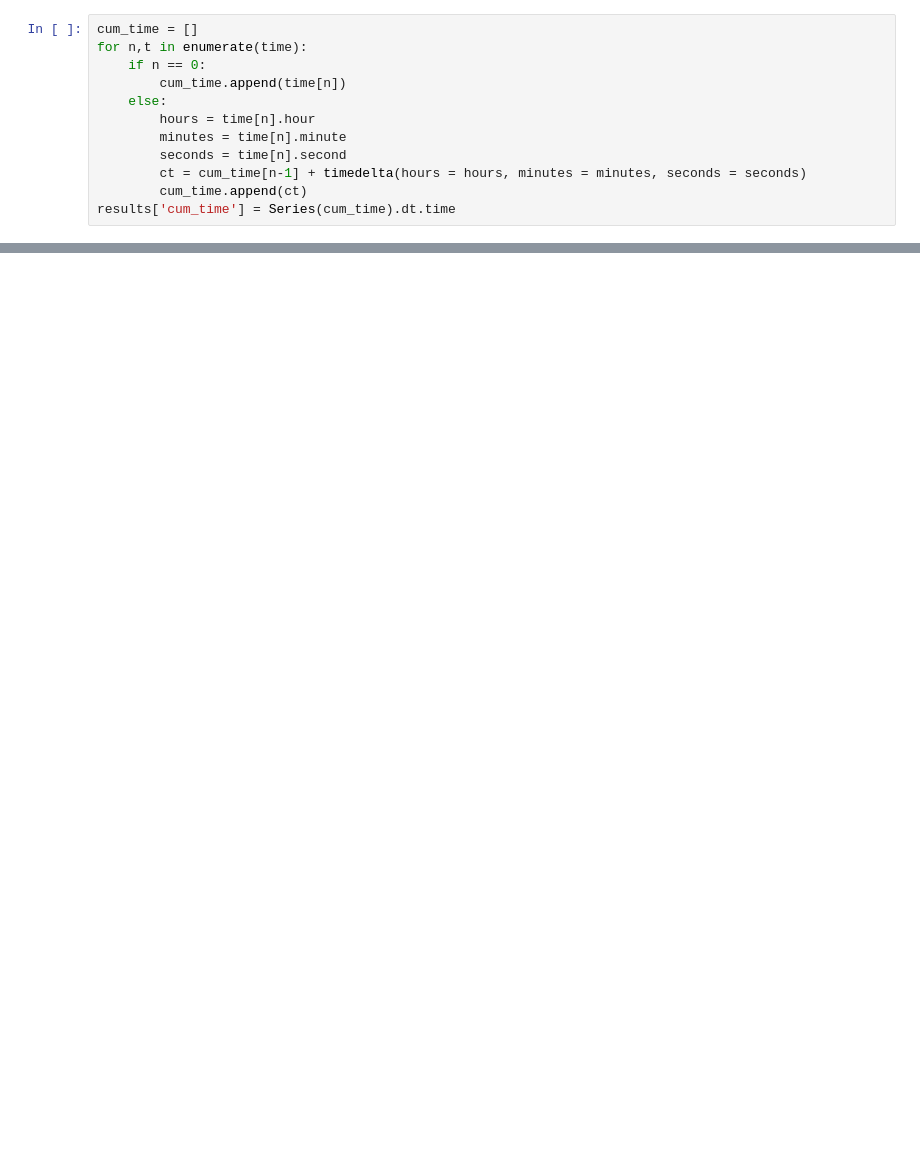
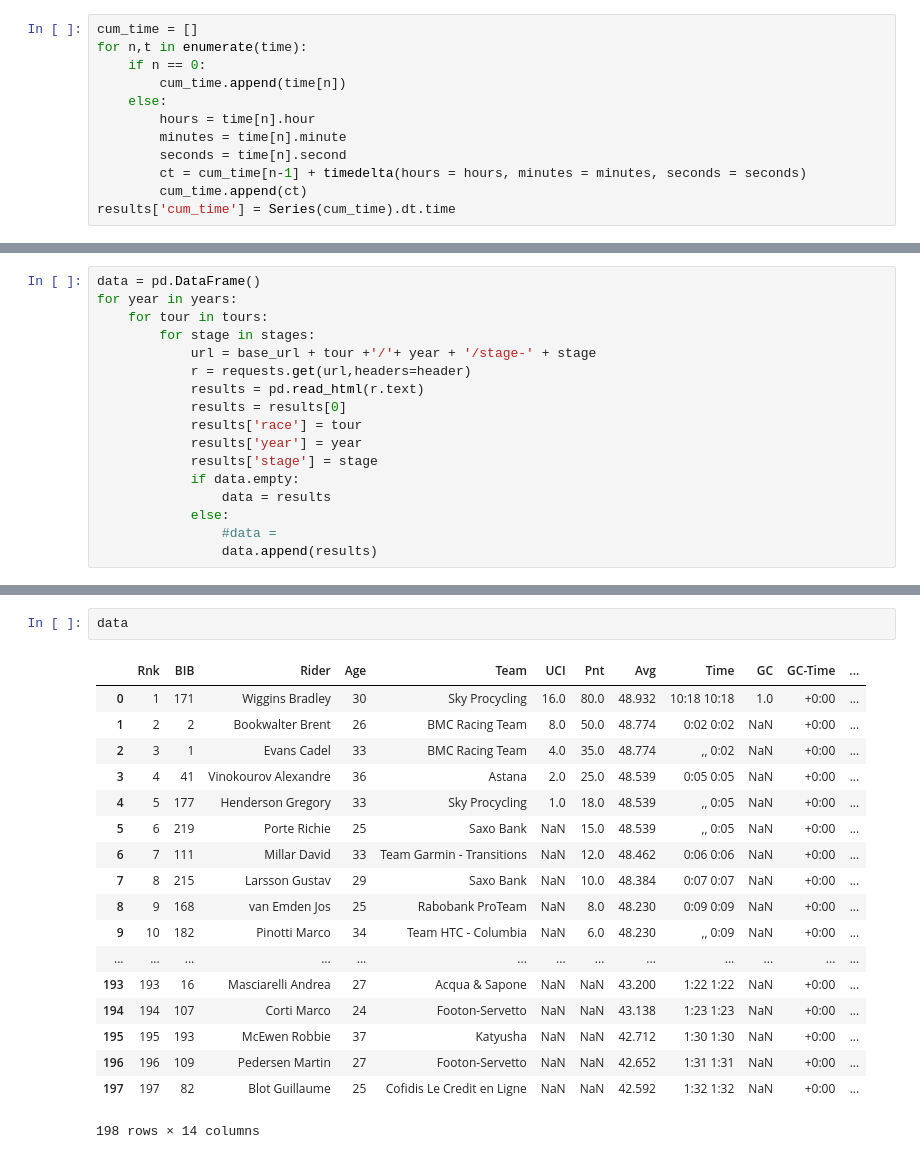
Before and after one commit to HDaniels1991/cycling_predictions, a Jupyter notebook: cycling_data.ipynb, the cells around one changed output, grey strips where cells are left out. Saved outputs shown, nothing was run; the diff lists cells and outputs as text; blank space fills up the shorter version.

```diff
--- a/cycling_data.ipynb
+++ b/cycling_data.ipynb
@@ -86,0 +102,17 @@ results['cum_time'] = Series(cum_time).dt.time
+# %%
+data = pd.DataFrame()
+for year in years:
+    for tour in tours:
+        for stage in stages:
+            url = base_url + tour +'/'+ year + '/stage-' + stage
+            r = requests.get(url,headers=header)
+            results = pd.read_html(r.text)
+            results = results[0]
+            results['race'] = tour
+            results['year'] = year
+            results['stage'] = stage
+            if data.empty:
+                data = results
+            else:
+                #data =
+                data.append(results)
@@ -87 +139,22 @@ results['cum_time'] = Series(cum_time).dt.time
+# %%
+data
+# %% [output]
+|  | Rnk | BIB | Rider | Age | Team | UCI | Pnt | Avg | Time | GC | GC-Time | ... |
+| 0 | 1 | 171 | Wiggins Bradley | 30 | Sky Procycling | 16.0 | 80.0 | 48.932 | 10:18 10:18 | 1.0 | +0:00 | ... |
+| 1 | 2 | 2 | Bookwalter Brent | 26 | BMC Racing Team | 8.0 | 50.0 | 48.774 | 0:02 0:02 | NaN | +0:00 | ... |
+| 2 | 3 | 1 | Evans Cadel | 33 | BMC Racing Team | 4.0 | 35.0 | 48.774 | ,, 0:02 | NaN | +0:00 | ... |
+| 3 | 4 | 41 | Vinokourov Alexandre | 36 | Astana | 2.0 | 25.0 | 48.539 | 0:05 0:05 | NaN | +0:00 | ... |
+| 4 | 5 | 177 | Henderson Gregory | 33 | Sky Procycling | 1.0 | 18.0 | 48.539 | ,, 0:05 | NaN | +0:00 | ... |
+| 5 | 6 | 219 | Porte Richie | 25 | Saxo Bank | NaN | 15.0 | 48.539 | ,, 0:05 | NaN | +0:00 | ... |
+| 6 | 7 | 111 | Millar David | 33 | Team Garmin - Transitions | NaN | 12.0 | 48.462 | 0:06 0:06 | NaN | +0:00 | ... |
+| 7 | 8 | 215 | Larsson Gustav | 29 | Saxo Bank | NaN | 10.0 | 48.384 | 0:07 0:07 | NaN | +0:00 | ... |
+| 8 | 9 | 168 | van Emden Jos | 25 | Rabobank ProTeam | NaN | 8.0 | 48.230 | 0:09 0:09 | NaN | +0:00 | ... |
+| 9 | 10 | 182 | Pinotti Marco | 34 | Team HTC - Columbia | NaN | 6.0 | 48.230 | ,, 0:09 | NaN | +0:00 | ... |
+| ... | ... | ... | ... | ... | ... | ... | ... | ... | ... | ... | ... | ... |
+| 193 | 193 | 16 | Masciarelli Andrea | 27 | Acqua & Sapone | NaN | NaN | 43.200 | 1:22 1:22 | NaN | +0:00 | ... |
+| 194 | 194 | 107 | Corti Marco | 24 | Footon-Servetto | NaN | NaN | 43.138 | 1:23 1:23 | NaN | +0:00 | ... |
+| 195 | 195 | 193 | McEwen Robbie | 37 | Katyusha | NaN | NaN | 42.712 | 1:30 1:30 | NaN | +0:00 | ... |
+| 196 | 196 | 109 | Pedersen Martin | 27 | Footon-Servetto | NaN | NaN | 42.652 | 1:31 1:31 | NaN | +0:00 | ... |
+| 197 | 197 | 82 | Blot Guillaume | 25 | Cofidis Le Credit en Ligne | NaN | NaN | 42.592 | 1:32 1:32 | NaN | +0:00 | ... |
+198 rows × 14 columns
 # %%
```
Also changed, not shown: parts of 10 cells of this notebook.
